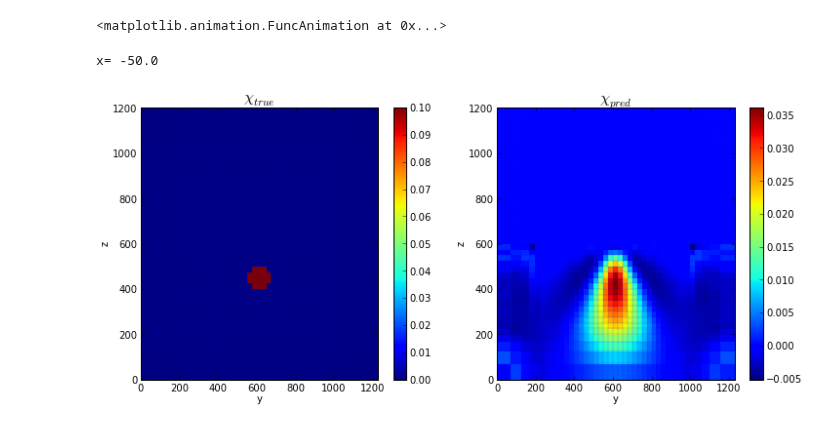
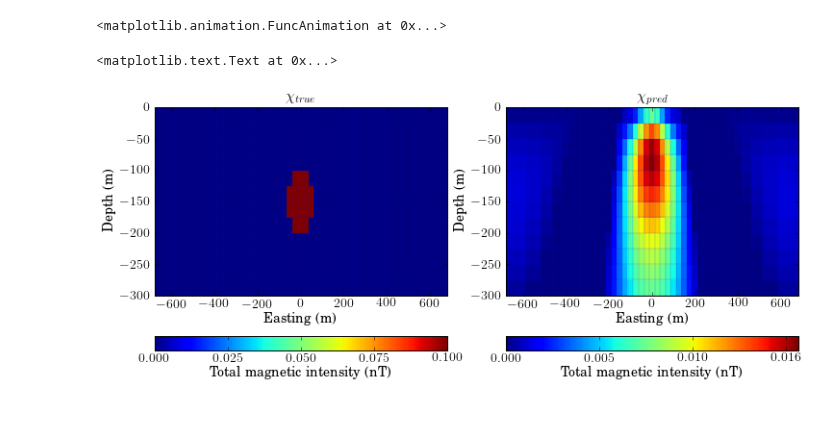
Before and after one commit to simpeg/simpeg, a Jupyter notebook: simpegPF/notebooks/MagInversion.ipynb, the cells around one changed output. Saved outputs shown, nothing was run; the diff lists cells and outputs as text; code cells hidden in the pictures.

```diff
--- a/simpegPF/notebooks/MagInversion.ipynb
+++ b/simpegPF/notebooks/MagInversion.ipynb
@@ -52,0 +28,15 @@ colorbar(mesh.plotImage((model_reg.transform(np.ones(model_reg.nP)))))
+# %%
+chibkg = 1e-5
+chiblk = 0.1
+chi = np.ones(mesh.nC)*chibkg
+sph_ind = spheremodel(mesh, 0., 0., -150., 80)
+chi[sph_ind] = chiblk
+active = mesh.gridCC[:,2]<0
+actMap = Maps.ActiveCells(mesh, active, chibkg)
+dweight = np.ones(mesh.nC)
+dweight[active] = (1/abs(mesh.gridCC[active, 2]-13.)**1.5)
+baseMap = BaseMag.BaseMagMap(mesh)
+depthMap = BaseMag.WeightMap(mesh, dweight)
+dmap = baseMap*actMap
+rmap = depthMap*actMap
+model = (chi)[active]
@@ -196,16 +196,31 @@ animation.FuncAnimation(fig, animate, frames=19, interval=40, blit=True)
 # %% [output]
 <matplotlib.animation.FuncAnimation at 0x...>
+# %%
+import matplotlib
+matplotlib.rcParams.update({'font.size': 14, 'text.usetex': True, 'font.family': 'arial'})
 # %%
 indx = 18
+iteration = 9
 fig, axes = subplots(1,2, figsize = (12, 5))
+vmin = chi.min()
+vmax = chi.max()
 ps1 = mesh.plotSlice(chi, vType='CC', ind=indx, normal='X',ax = axes[0], grid=True, gridOpts={'color':'b','lw':0.3, 'alpha':0.5});
-axes[0].set_title('$\chi_{true}$', fontsize = 16);
-ps2 = mesh.plotSlice(model_data.transform(out)/mu_0-1, vType='CC', ind=indx, normal='X', ax = axes[1], grid=True, gridOpts={'color':'b','lw':0.3, 'alpha':0.5});
-axes[1].set_title('$\chi_{pred}$', fontsize = 16);
+axes[0].set_title('$\chi_{true}$', fontsize = 16)
+axes[0].set_ylim(-300, 0.)
+cb1 = colorbar(ps1[0], ax =  axes[0], orientation="horizontal", ticks=[np.linspace(vmin, vmax, 5)], format = FormatStrFormatter('$%5.3f$'))
+axes[0].set_xlabel('Easting (m)')
+axes[0].set_ylabel('Depth (m)')
 
-colorbar(ps1[0], ax =  axes[0])
-colorbar(ps2[0], ax =  axes[1])
-print 'x=', mesh.vectorCCx[indx]
+vmin = (actMap*xc[iteration]).min()
+vmax = (actMap*xc[iteration]).max()
+ps2 = mesh.plotSlice(actMap*xc[iteration], vType='CC', ind=indx, normal='X', ax = axes[1], grid=True, gridOpts={'color':'b','lw':0.3, 'alpha':0.5});
+axes[1].set_title('$\chi_{pred}$', fontsize = 16)
+axes[1].set_ylim(-300, 0.)
+cb2 = colorbar(ps2[0], ax =  axes[1], orientation="horizontal", ticks=[np.linspace(vmin, vmax, 5)], format = FormatStrFormatter('$%5.3f$'))
+cb1.set_label('Total magnetic intensity (nT)')
+cb2.set_label('Total magnetic intensity (nT)')
+axes[1].set_xlabel('Easting (m)')
+axes[1].set_ylabel('Depth (m)')
 # %% [output]
-x= -50.0
+<matplotlib.text.Text at 0x...>
-[figure, old version]
+[figure, new version]
```
Also changed, not shown: parts of 31 cells of this notebook, 6 other files.
